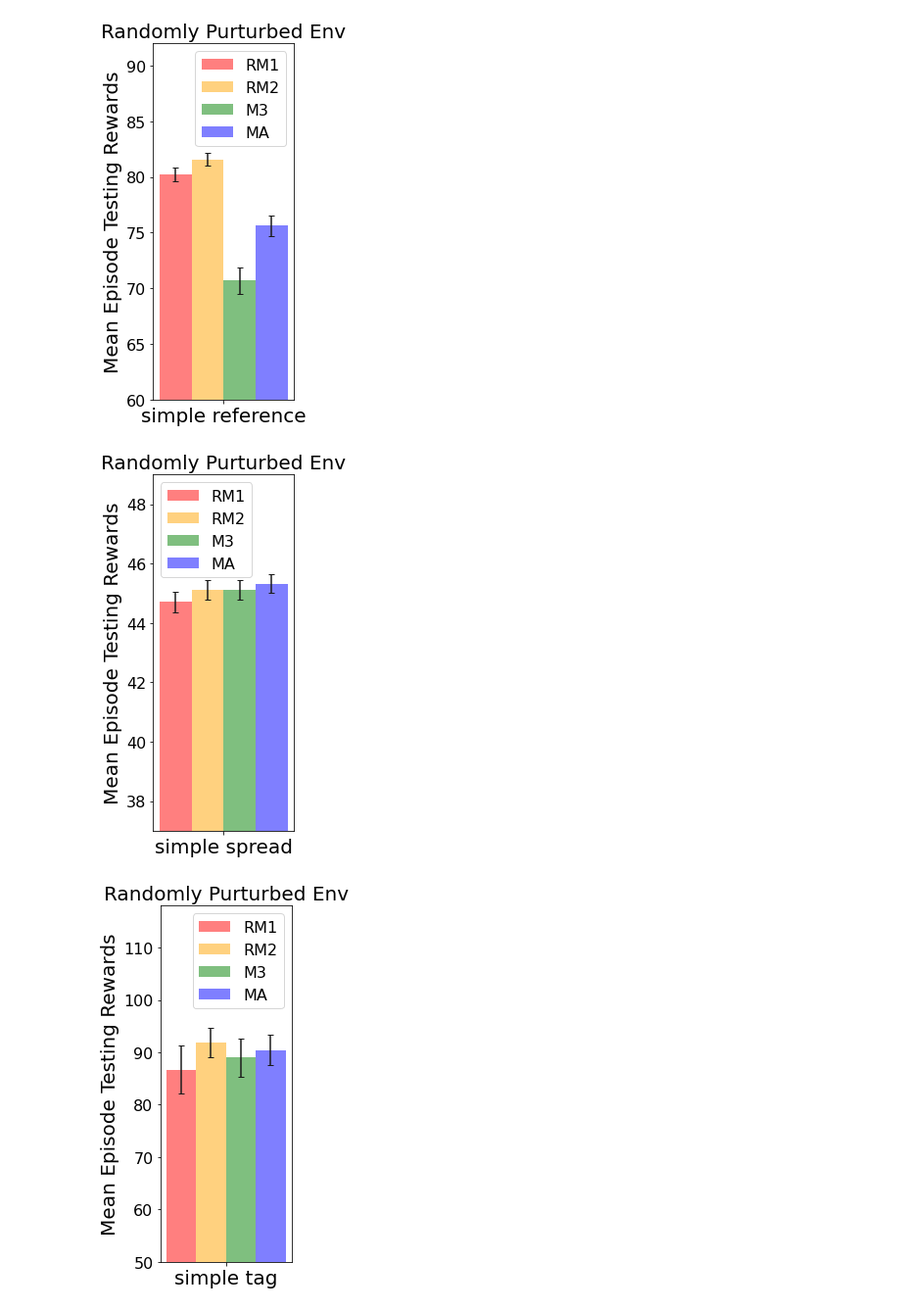
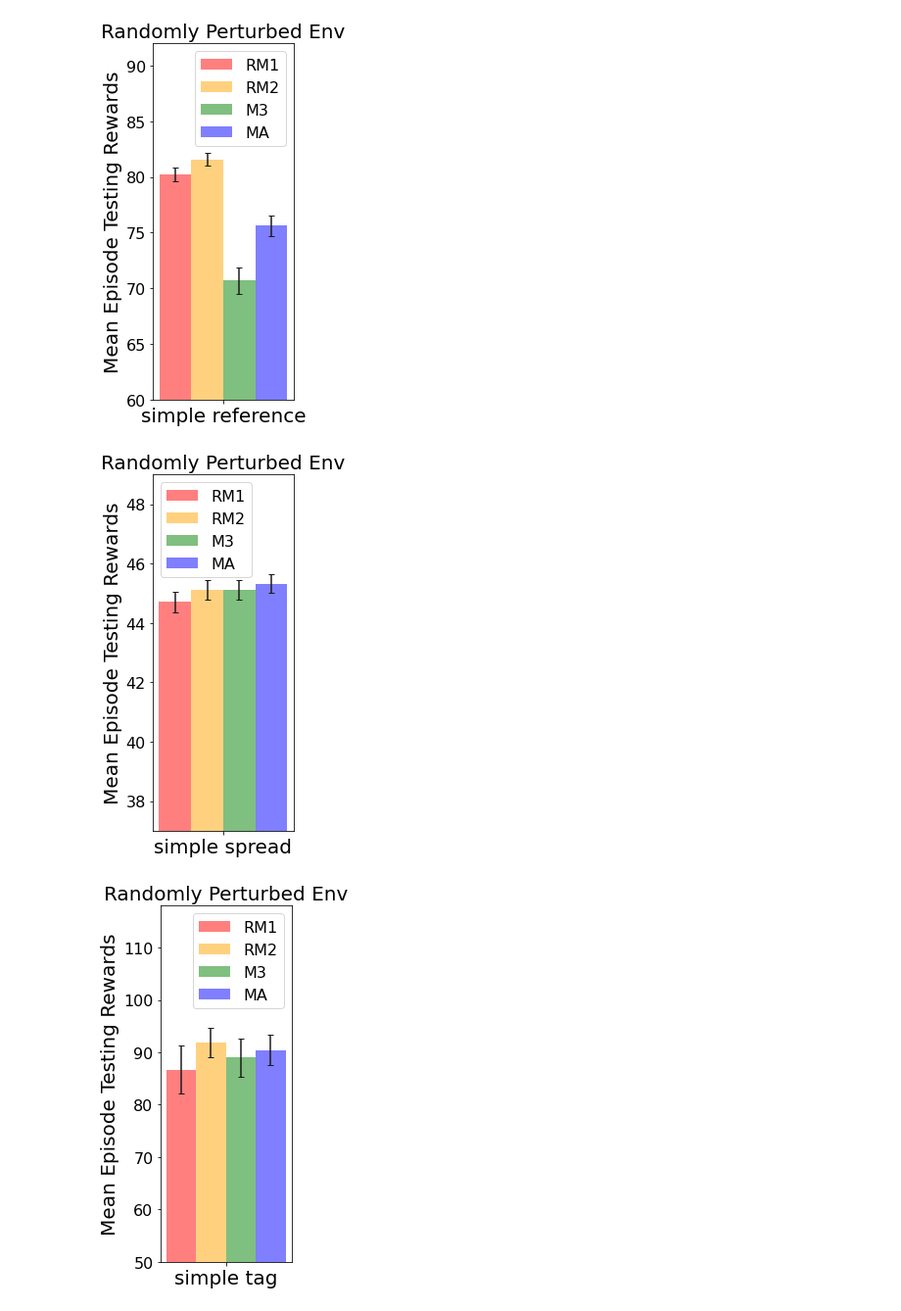
Before and after one commit to SihongHo/2022_rl, a Jupyter notebook: Figure_random.ipynb, the cells around one changed output. Shown at 98% size. Saved outputs shown, nothing was run; the diff lists cells and outputs as text; code cells hidden in the pictures.

```diff
--- a/Figure_random.ipynb
+++ b/Figure_random.ipynb
@@ -31,35 +31,35 @@ rects1 = ax.bar(index, means_rmaac1, bar_width,
                 yerr=std_rmaac1, error_kw=error_config, capsize = 3,
                 label='RM1')
 
 rects1_2 = ax.bar(index + bar_width * 1, means_rmaac2, bar_width,
                 alpha=opacity, color='orange',
                 yerr=std_rmaac2, error_kw=error_config, capsize = 3,
                 label='RM2')
 
 rects2 = ax.bar(index + bar_width * 2, means_m3ddpg, bar_width,
                 alpha=opacity, color='g',
                 yerr=std_m3ddpg, error_kw=error_config, capsize = 3,
                 label='M3')
 
 rects2 = ax.bar(index + bar_width * 3, means_maddpg, bar_width,
                 alpha=opacity, color='b',
                 yerr=std_maddpg, error_kw=error_config, capsize = 3,
                 label='MA')
 
 # ax.set_xlabel('Scenario')
 ax.set_ylabel('Mean Episode Testing Rewards', fontsize=20)
-ax.set_title('Randomly Purturbed Env', fontsize=20)
+ax.set_title('Randomly Perturbed Env', fontsize=20)
 ax.set_xticks(index + 1.5*bar_width)
 ax.set_xticklabels(('simple reference',), fontsize=20)
 ax.tick_params(axis='y', labelsize=16)
 ax.legend(fontsize=16)
 # ax.set_xlim([xmin, xmax])
 ax.set_ylim([60, 92])
 
 fig.tight_layout()
 plt.show()
 # %% [output]
-[figure, old version]
+[figure, new version]
 # %%
 n_groups = 1
 
@@ -105,7 +105,7 @@ rects2 = ax.bar(index + bar_width * 3, means_maddpg, bar_width,
 
 # ax.set_xlabel('Scenario')
 ax.set_ylabel('Mean Episode Testing Rewards', fontsize=20)
-ax.set_title('Randomly Purturbed Env', fontsize=20)
+ax.set_title('Randomly Perturbed Env', fontsize=20)
 ax.set_xticks(index + 1.5*bar_width)
 ax.set_xticklabels(('simple spread',), fontsize=20)
 ax.tick_params(axis='y', labelsize=16)
@@ -116,7 +116,7 @@ ax.set_ylim([37, 49])
 fig.tight_layout()
 plt.show()
 # %% [output]
-[figure, old version]
+[figure, new version]
 # %%
 n_groups = 1
 
```
Also changed, not shown: parts of 1 cell of this notebook.
